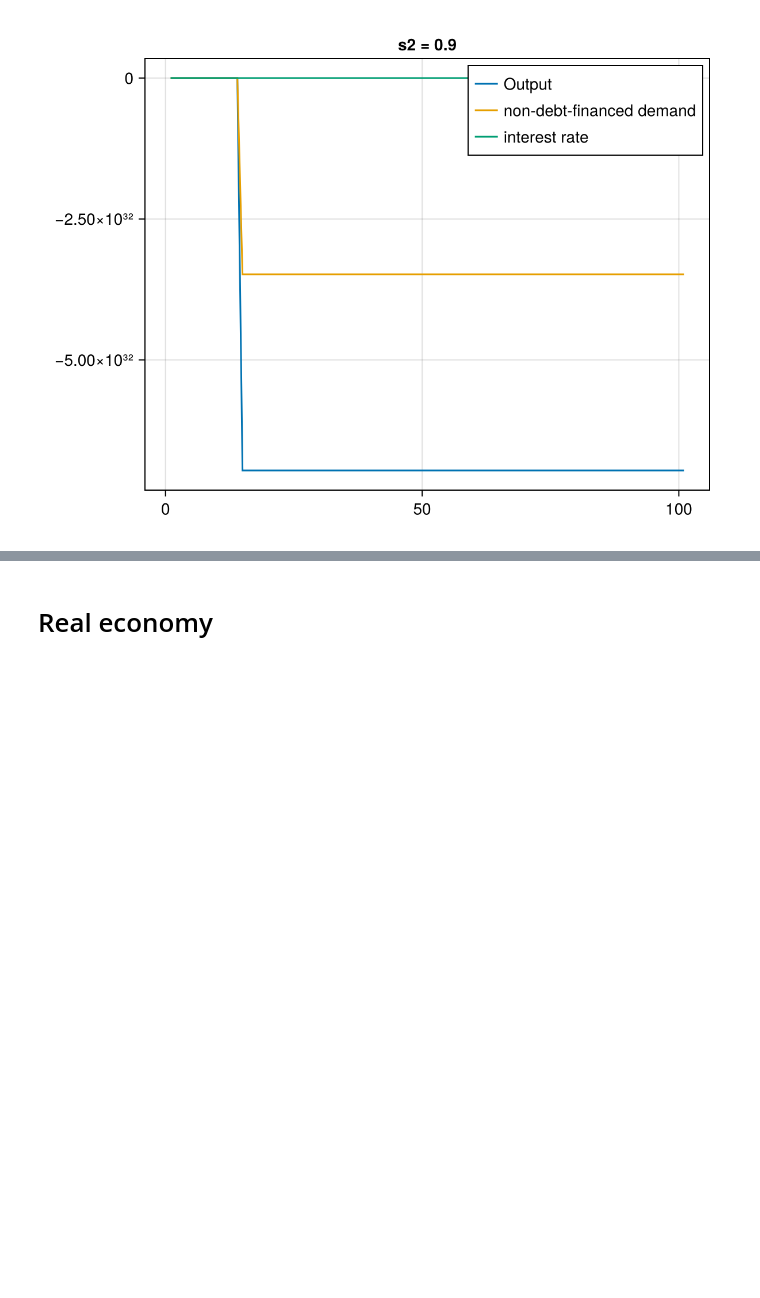
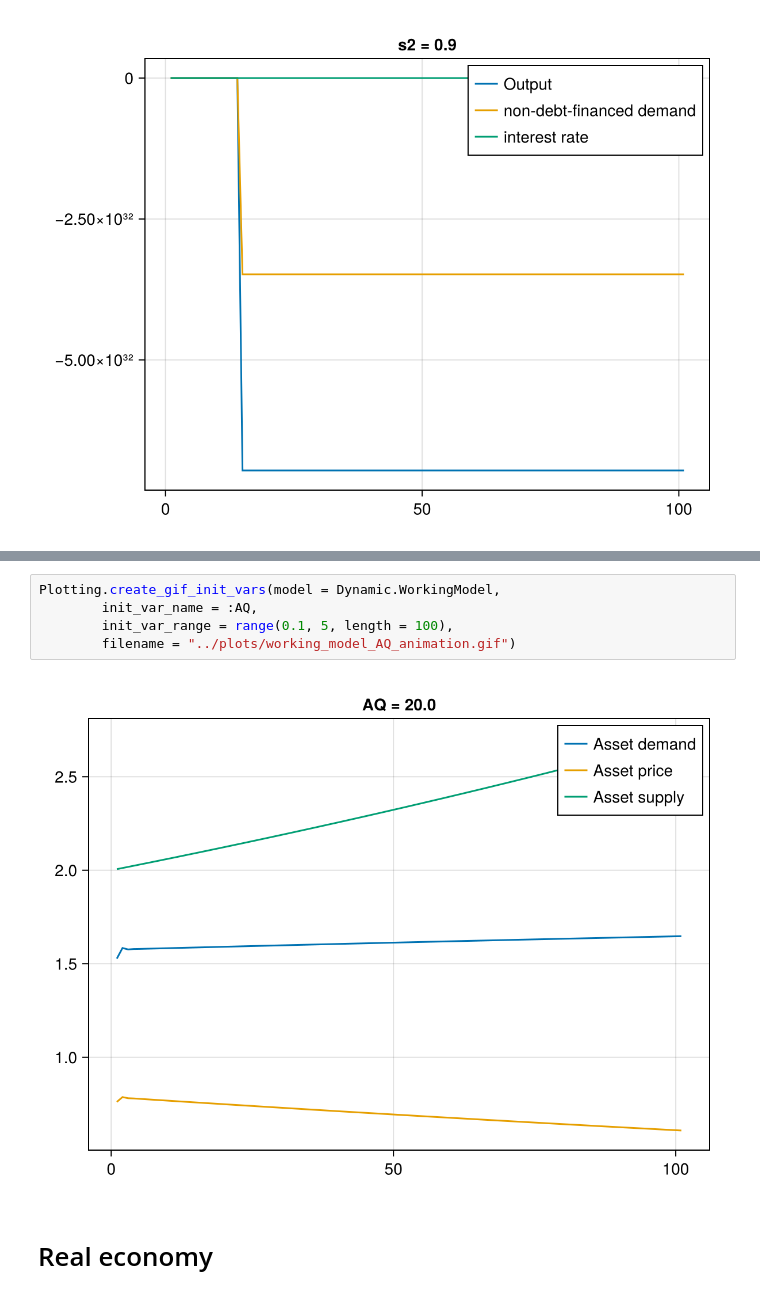
Before and after one commit to theplatters/PKAssetPrices, a Jupyter notebook: notebooks/PlotsForDynamicModelCFeedback.ipynb, the cells around one changed output, grey strips where cells are left out. Cells and saved outputs as stored; diff of their text form; blank space fills up the shorter version.

```diff
--- a/notebooks/PlotsForDynamicModelCFeedback.ipynb
+++ b/notebooks/PlotsForDynamicModelCFeedback.ipynb
@@ -124,3 +152,10 @@ Plotting.create_gif(model = Dynamic.WorkingModel,
+# %%
+Plotting.create_gif_init_vars(model = Dynamic.WorkingModel,
+        init_var_name = :AQ,
+        init_var_range = range(0.1, 5, length = 100),
+        filename = "../plots/working_model_AQ_animation.gif")
+# %% [output]
+[figure, added]
 # %% [markdown]
 # Real economy
 # %%
```
Also changed, not shown: parts of 11 cells of this notebook, 4 other files.
